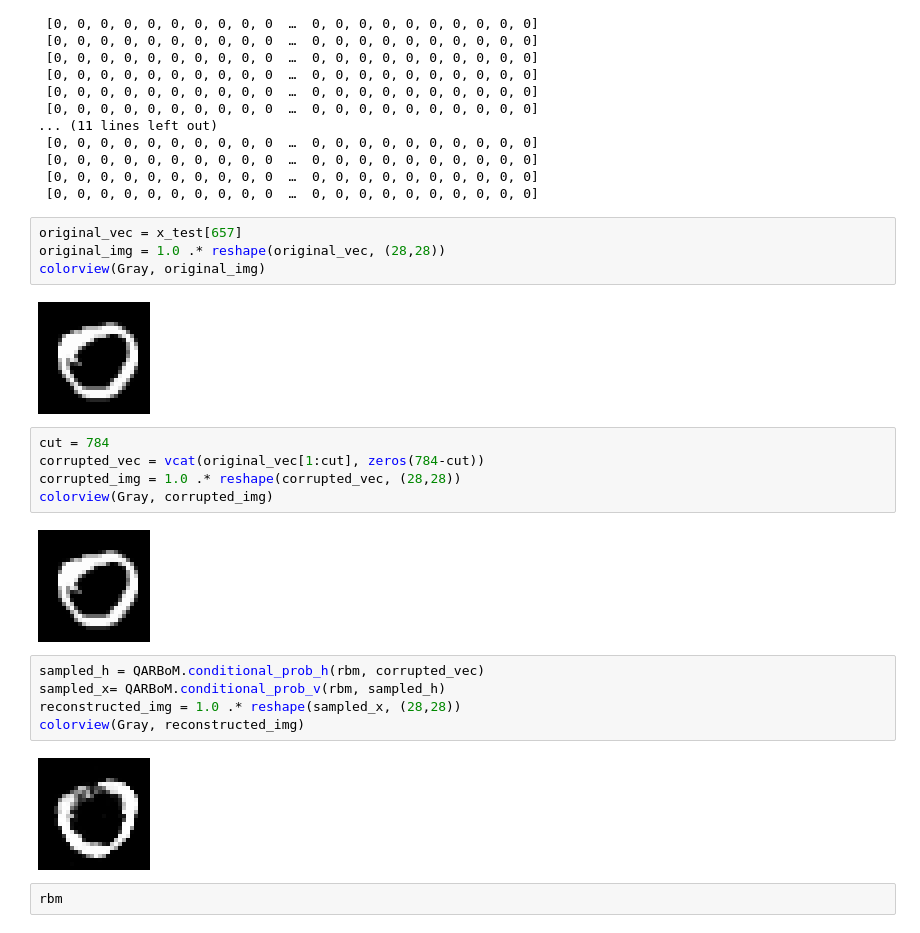
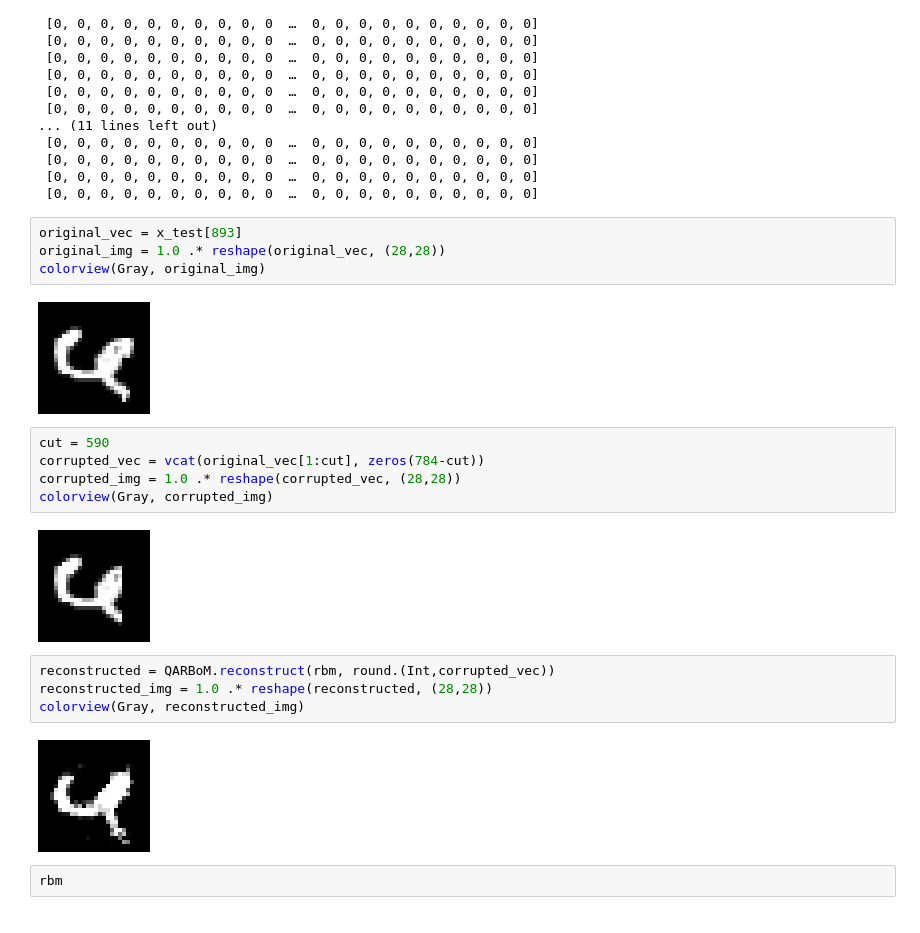
Before and after one commit to NITeQ/QARBoM.jl, a Jupyter notebook: example/MNIST_PCD.ipynb, the cells around one changed output. Cells and saved outputs as stored; diff of their text form.

```diff
--- a/example/MNIST_PCD.ipynb
+++ b/example/MNIST_PCD.ipynb
@@ -119,25 +172,24 @@ x_bin_test = [
  [0, 0, 0, 0, 0, 0, 0, 0, 0, 0  …  0, 0, 0, 0, 0, 0, 0, 0, 0, 0]
  [0, 0, 0, 0, 0, 0, 0, 0, 0, 0  …  0, 0, 0, 0, 0, 0, 0, 0, 0, 0]
 # %%
-original_vec = x_test[657]
+original_vec = x_test[893]
 original_img = 1.0 .* reshape(original_vec, (28,28))
 colorview(Gray, original_img)
 # %% [output]
-[figure, old version]
+[figure, new version]
 # %%
-cut = 784
+cut = 590
 corrupted_vec = vcat(original_vec[1:cut], zeros(784-cut))
 corrupted_img = 1.0 .* reshape(corrupted_vec, (28,28))
 colorview(Gray, corrupted_img)
 # %% [output]
-[figure, old version]
+[figure, new version]
 # %%
-sampled_h = QARBoM.conditional_prob_h(rbm, corrupted_vec)
-sampled_x= QARBoM.conditional_prob_v(rbm, sampled_h)
-reconstructed_img = 1.0 .* reshape(sampled_x, (28,28))
+reconstructed = QARBoM.reconstruct(rbm, round.(Int,corrupted_vec))
+reconstructed_img = 1.0 .* reshape(reconstructed, (28,28))
 colorview(Gray, reconstructed_img)
 # %% [output]
-[figure, old version]
+[figure, new version]
 # %%
 rbm
 # %% [output]
```
Also changed, not shown: parts of 6 cells of this notebook, 5 other files.
